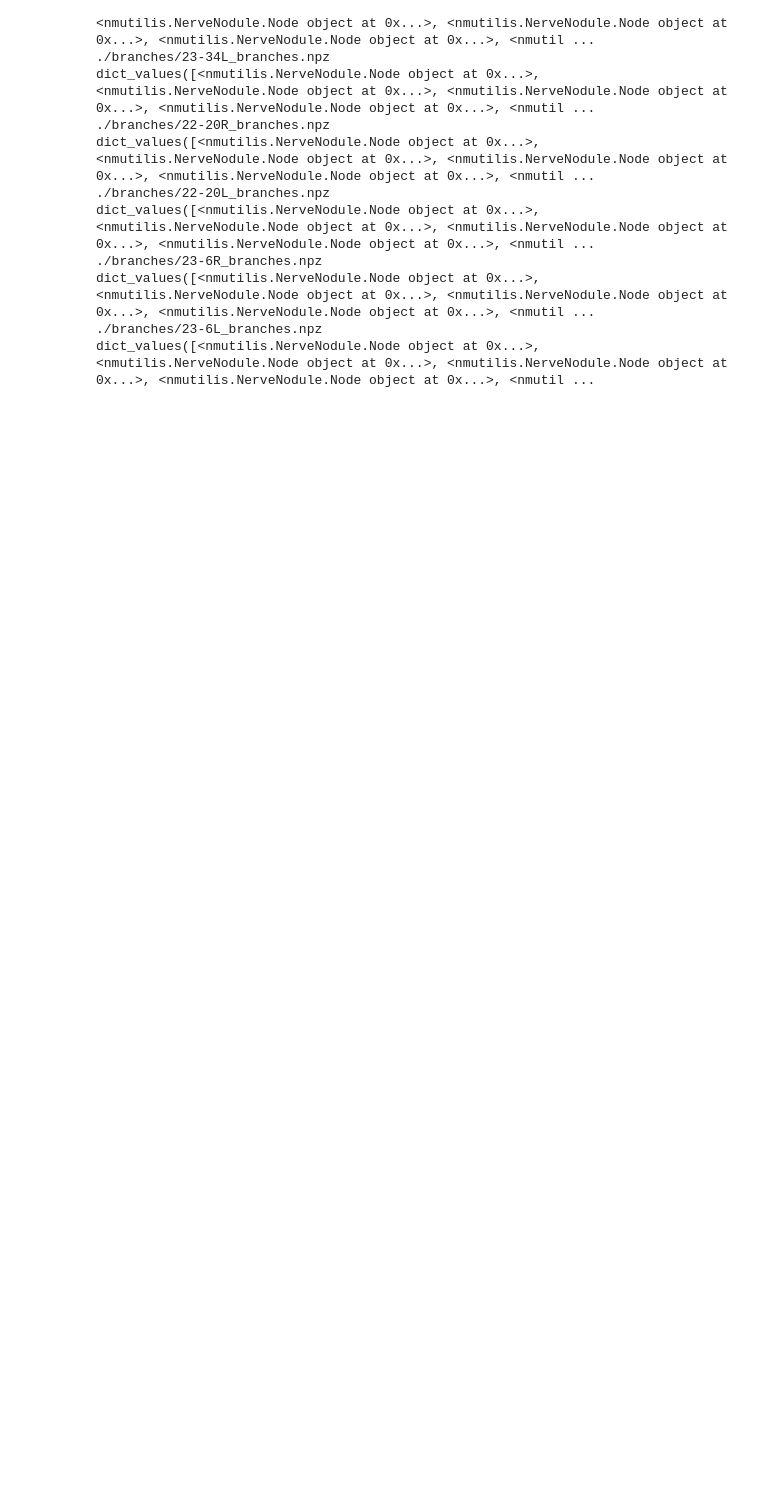
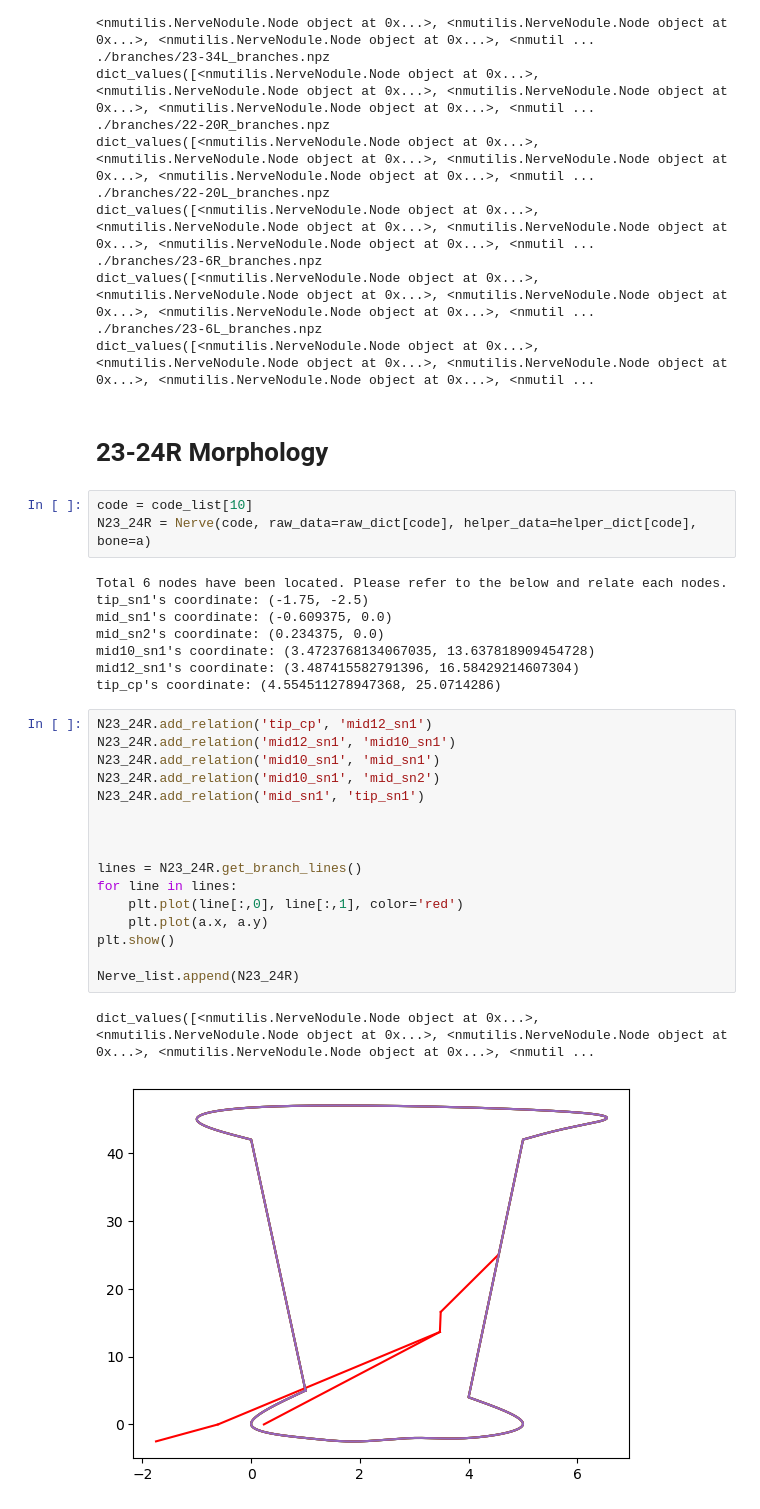
Before and after one commit to ChooYeonseo/Nerve-Morphology-2.0, a Jupyter notebook: NM2-tutorial.ipynb, the cells around one changed output. Drawn from its saved outputs; the diff is of its cells as text; blank space fills up the shorter version.

Commit message:
version 2 with plottings

```diff
--- a/NM2-tutorial.ipynb
+++ b/NM2-tutorial.ipynb
@@ -457,3 +439,35 @@ dict_values([<nmutilis.NerveNodule.Node object at 0x...>, <nmutilis.NerveNodule.
 dict_values([<nmutilis.NerveNodule.Node object at 0x...>, <nmutilis.NerveNodule.Node object at 0x...>, <nmutilis.NerveNodule.Node object at 0x...>, <nmutilis.NerveNodule.Node object at 0x...>, <nmutil ...
 ./branches/23-6L_branches.npz
 dict_values([<nmutilis.NerveNodule.Node object at 0x...>, <nmutilis.NerveNodule.Node object at 0x...>, <nmutilis.NerveNodule.Node object at 0x...>, <nmutilis.NerveNodule.Node object at 0x...>, <nmutil ...
+# %% [markdown]
+# 23-24R Morphology
+# %%
+code = code_list[10]
+N23_24R = Nerve(code, raw_data=raw_dict[code], helper_data=helper_dict[code], bone=a)
+# %% [output]
+Total 6 nodes have been located. Please refer to the below and relate each nodes.
+tip_sn1's coordinate: (-1.75, -2.5)
+mid_sn1's coordinate: (-0.609375, 0.0)
+mid_sn2's coordinate: (0.234375, 0.0)
+mid10_sn1's coordinate: (3.4723768134067035, 13.637818909454728)
+mid12_sn1's coordinate: (3.487415582791396, 16.58429214607304)
+tip_cp's coordinate: (4.554511278947368, 25.0714286)
+# %%
+N23_24R.add_relation('tip_cp', 'mid12_sn1')
+N23_24R.add_relation('mid12_sn1', 'mid10_sn1')
+N23_24R.add_relation('mid10_sn1', 'mid_sn1')
+N23_24R.add_relation('mid10_sn1', 'mid_sn2')
+N23_24R.add_relation('mid_sn1', 'tip_sn1')
+
+
+
+lines = N23_24R.get_branch_lines()
+for line in lines:
+    plt.plot(line[:,0], line[:,1], color='red')
+    plt.plot(a.x, a.y)
+plt.show()
+
+Nerve_list.append(N23_24R)
+# %% [output]
+dict_values([<nmutilis.NerveNodule.Node object at 0x...>, <nmutilis.NerveNodule.Node object at 0x...>, <nmutilis.NerveNodule.Node object at 0x...>, <nmutilis.NerveNodule.Node object at 0x...>, <nmutil ...
+[figure, added]
```
Also changed, not shown: parts of 10 cells of this notebook, 24 other files.
